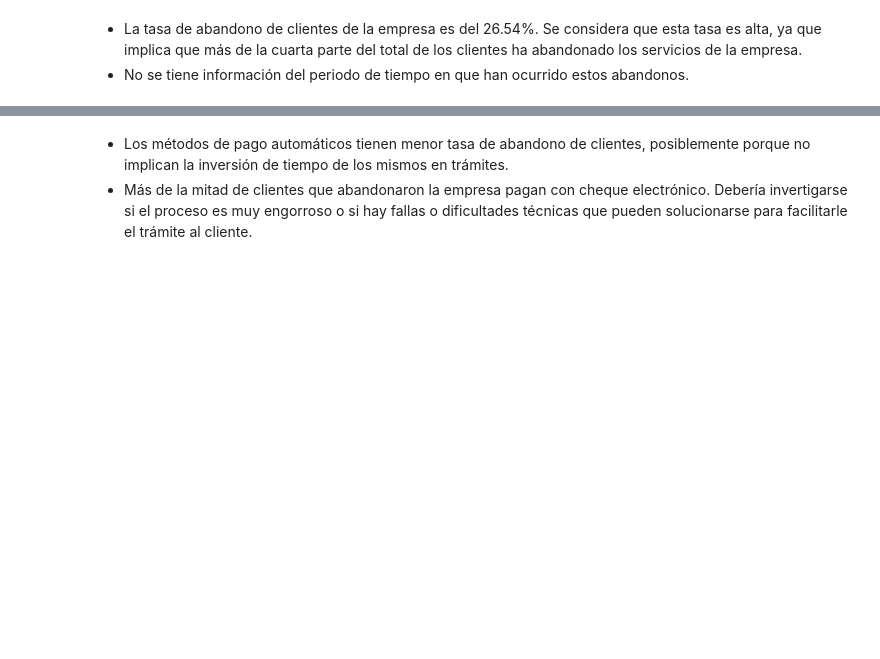
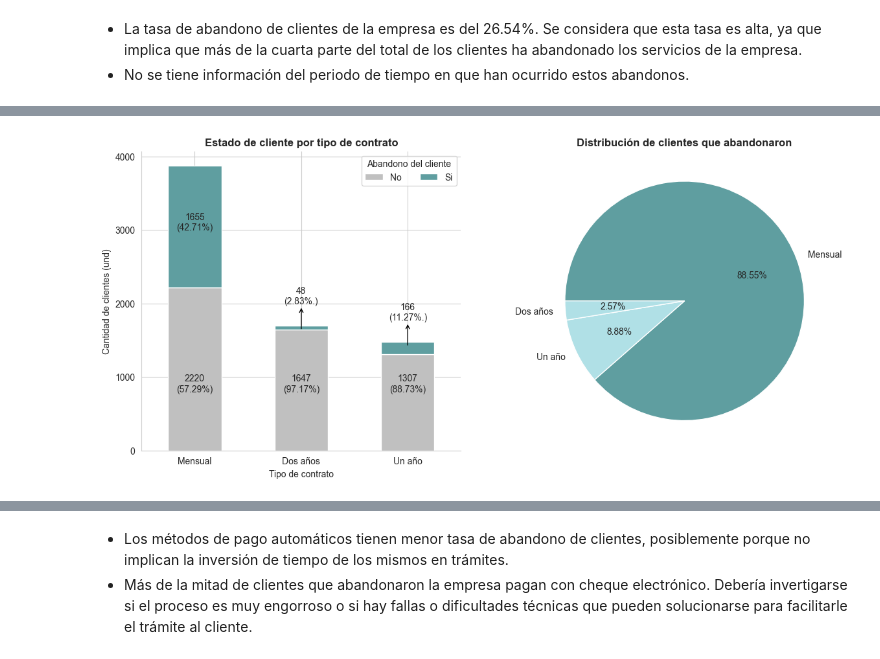
Before and after one commit to ecordovag/telecomx, a Jupyter notebook: telecom_x.ipynb, the cells around one changed output, grey strips where cells are left out. Cells and saved outputs as stored; diff of their text form; code cells hidden in the pictures; blank space fills up the shorter version.

```diff
--- a/telecom_x.ipynb
+++ b/telecom_x.ipynb
@@ -599,0 +552,9 @@ plt.show()
+# %%
+# Para crear el df para el análisis se utilizará la función en el acápite 3.1
+
+# Diccionario de nombres a considerar en los índices del df a crear
+valores_renombrar = {'Month-to-month':'Mensual', 'One year':'Un año', 'Two year':'Dos años'}
+
+# Creación del df
+df_abandono_contrato = crear_df_abandono(df_final['contract_type'], 'Tipo de contrato', valores_renombrar,'%_abandono_contrato')
+df_abandono_contrato
@@ -599,0 +567,7 @@ plt.show()
+# %%
+# Ordenamiento de df
+df_abandono_contrato.sort_values(by='No', ascending=False, inplace=True)
+# %%
+# Creación de dataframe para gráfico de barras apiladas
+df_abandono_contrato1 = df_abandono_contrato.drop(labels=['%_abandono_total', '%_abandono_contrato'], axis=1)
+df_abandono_contrato1
@@ -600 +580,69 @@ plt.show()
+# %%
+# Realizar las gráficas
+
+# Estilo de la gráfica
+sns.set_style('whitegrid')
+
+# Creación del lienzo con 2 gráficas
+fig, (ax1, ax2) = plt.subplots(nrows=1, ncols=2, figsize=(14,6))
+
+
+# Realizar la gráfica de barras apiladas
+df_abandono_contrato1.plot(kind='bar', stacked=True, color=['silver', 'cadetblue'], ax=ax1)
+
+# Configurar el título y los ejes
+ax1.set_title('Estado de cliente por tipo de contrato', weight='bold')
+ax1.set_ylabel('Cantidad de clientes (und)')
+ax1.set_yticks([0, 1000, 2000, 3000, 4000])
+ax1.tick_params(axis='x', labelrotation=0)
+
+# Obtención y configuración de los spines
+ax1.spines['right'].set_visible(False)
+ax1.spines['top'].set_visible(False)
+
+# Anotaciones
+# Valores de las barras
+for i in range(3):
+    ax1.text(x=i,
+            y=800,
+            s=f'{df_abandono_contrato['No'].iloc[i]}\n({100 - df_abandono_contrato['%_abandono_contrato'].iloc[i]}%)',
+            ha='center'
+            )
+
+for j in range(3):
+    if j == 0:
+        ax1.text(x=j,
+                y=3000,
+                s=f'{df_abandono_contrato['Si'].iloc[j]}\n({df_abandono_contrato['%_abandono_contrato'].iloc[j]}%)',
+                ha='center'
+                )
+    else:
+        ax1.annotate(text=f'{df_abandono_contrato['Si'].iloc[j]}\n({df_abandono_contrato['%_abandono_contrato'].iloc[j]}%.)',
+                xy=(j,df_abandono_contrato['No'].iloc[j] + df_abandono_contrato['Si'].iloc[j] - 40),
+                xytext=(j,df_abandono_contrato['No'].iloc[j] + df_abandono_contrato['Si'].iloc[j] + 300),
+                ha='center',
+                arrowprops=dict(arrowstyle="<-", color='black', shrinkA=0, shrinkB=0))
+
+# Configuración de la leyenda
+ax1.legend(title='Abandono del cliente',loc='upper right', ncol=2)
+
+# Reordenamiento del df para realizar el gráfico de torta
+df_abandono_contrato2 = df_abandono_contrato.sort_values(by='%_abandono_total', ascending=False)
+
+# Gráfico de torta
+colores= []
+for indice in df_abandono_contrato2.index:
+    if indice == 'Mensual':
+        colores.append('cadetblue')
+    else:
+        colores.append('powderblue')
+
+ax2.pie(df_abandono_contrato2['Si'], labels=df_abandono_contrato2.index, autopct='%1.2f%%', colors=colores, counterclock=False, startangle=180)
+
+ax2.set_title('Distribución de clientes que abandonaron', weight='bold')
+
+
+plt.show()
+# %% [output]
+[figure, added]
 # %% [markdown]
```
Also changed, not shown: parts of 25 cells of this notebook.
